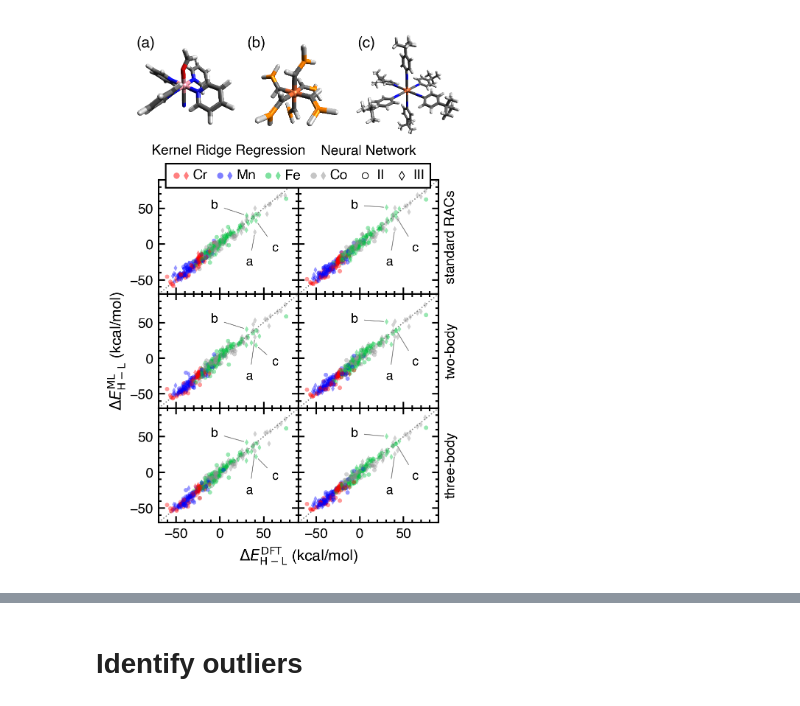
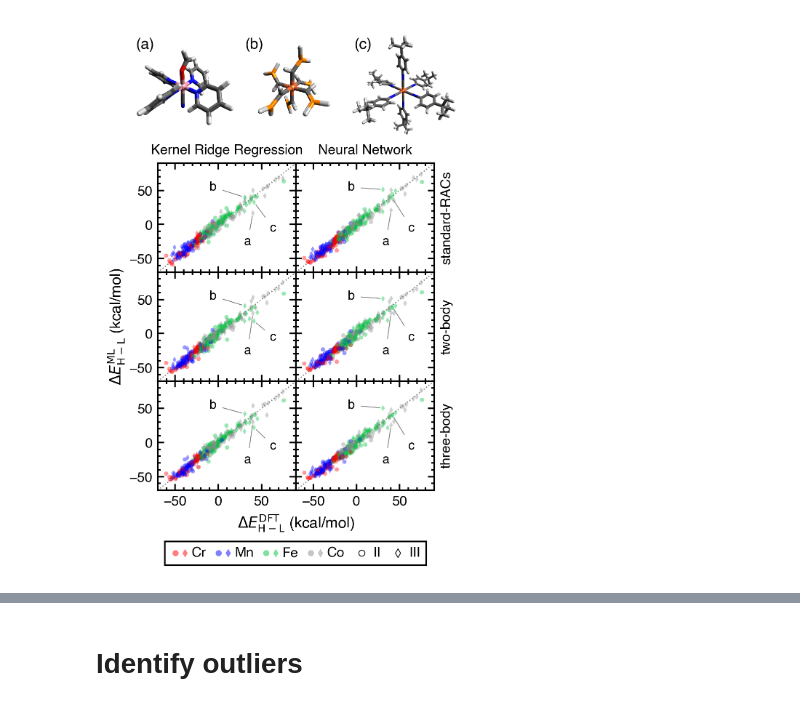
Before and after one commit to hjkgrp/many_body_ml, a Jupyter notebook: scripts_and_notebooks/plotting/parity_plot_sse_train_val.ipynb, the cells around one changed output, grey strips where cells are left out. Cells and saved outputs as stored; diff of their text form; code cells hidden in the pictures.

```diff
--- a/scripts_and_notebooks/plotting/parity_plot_sse_train_val.ipynb
+++ b/scripts_and_notebooks/plotting/parity_plot_sse_train_val.ipynb
@@ -75,10 +77,10 @@ cores_train = (
 figsize = (3.33, 1.2 * 3.33)
 fig = plt.figure(figsize=figsize)
 gridspec_kw = {
-    "left": 0.14,
+    "left": 0.16,
     "right": 0.92,
-    "top": 0.90,
-    "bottom": 0.11,
+    "top": 0.93,
+    "bottom": 0.19,
     "hspace": 0.0,
     "wspace": 0.0,
 }
@@ -122,7 +124,7 @@ for experiment, ax in zip(experiments, axes.T.flatten()):
 
 fig.text(
     gridspec_kw["left"] + 0.5 * (gridspec_kw["right"] - gridspec_kw["left"]),
-    0.03,
+    gridspec_kw["bottom"] - 0.085,
     "$\Delta E^\mathrm{DFT}_{\mathrm{H}-\mathrm{L}}$ (kcal/mol)",
     ha="center",
 )
@@ -133,18 +135,18 @@ fig.text(
     rotation=90,
     va="center",
 )
-axes[0, 0].set_title("Kernel Ridge Regression", fontsize=9, y=1.14)
-axes[0, 1].set_title("Neural Network", fontsize=9, y=1.14)
-for i, label in enumerate(["standard RACs", "two-body", "three-body"]):
+axes[0, 0].set_title("Kernel Ridge Regression", fontsize=9, y=None)
+axes[0, 1].set_title("Neural Network", fontsize=9, y=None)
+for i, label in enumerate(["standard-RACs", "two-body", "three-body"]):
     axes[i, 1].set_ylabel(label, fontsize=9)
     axes[i, 1].yaxis.set_label_position("right")
 
 # Legend
 core_legend(
-    axes[0, 1],
+    axes[-1, 1],
     legend_kwargs=dict(
-        loc="upper left",
-        bbox_to_anchor=[-1.0, 1.2],
+        loc="lower left",
+        bbox_to_anchor=[-1.0, -0.75],
         markerscale=0.9,
         handletextpad=0.08,
         columnspacing=0.52,
@@ -163,8 +167,8 @@ fig = plt.figure(figsize=figsize)
 gridspec_kw = {
     "left": 0.16,
     "right": 0.92,
-    "top": 0.72,
-    "bottom": 0.10,
+    "top": 0.75,
+    "bottom": 0.15,
     "hspace": 0.0,
     "wspace": 0.0,
 }
@@ -208,7 +212,7 @@ for experiment, ax in zip(experiments, axes.T.flatten()):
 
 fig.text(
     gridspec_kw["left"] + 0.5 * (gridspec_kw["right"] - gridspec_kw["left"]),
-    0.03,
+    gridspec_kw["bottom"] - 0.07,
     "$\Delta E^\mathrm{DFT}_{\mathrm{H}-\mathrm{L}}$ (kcal/mol)",
     ha="center",
 )
@@ -219,18 +223,19 @@ fig.text(
     rotation=90,
     va="center",
 )
-axes[0, 0].set_title("Kernel Ridge Regression", fontsize=9, y=1.14)
-axes[0, 1].set_title("Neural Network", fontsize=9, y=1.14)
-for i, label in enumerate(["standard RACs", "two-body", "three-body"]):
+title_y = None
+axes[0, 0].set_title("Kernel Ridge Regression", fontsize=9, y=title_y)
+axes[0, 1].set_title("Neural Network", fontsize=9, y=title_y)
+for i, label in enumerate(["standard-RACs", "two-body", "three-body"]):
     axes[i, 1].set_ylabel(label, fontsize=9)
     axes[i, 1].yaxis.set_label_position("right")
 
 # Legend
 core_legend(
-    axes[0, 1],
+    axes[-1, 1],
     legend_kwargs=dict(
-        loc="upper left",
-        bbox_to_anchor=[-1.0, 1.2],
+        loc="lower left",
+        bbox_to_anchor=[-1.0, -0.75],
         markerscale=0.9,
         handletextpad=0.08,
         columnspacing=0.52,
@@ -251,36 +256,37 @@ for experiment, ax in zip(experiments, axes.T.flatten()):
             fontsize="small",
             arrowprops=dict(arrowstyle="-", linewidth=0.5, color="0.5"),
         )
 
 inset_size = (1,)
 insets = [
-    ("a", "plots/co_3_pyr_pyr_pyr_pyr_cyanide_formaldehyde_LS.png", 0.062),
+    ("a", "plots/co_3_pyr_pyr_pyr_pyr_cyanide_formaldehyde_LS.png", 0.062, 0.5),
     (
         "b",
         "plots/fe_3_[CH+]=[PH2-]_[CH+]=[PH2-]_[CH+]=[PH2-]_[CH+]=[PH2-]_[CH+]=[PH2-]_[CH+]=[PH2-]_LS.png",
-        0.05,
+        0.044,
+        0.55,
     ),
-    ("c", "plots/fe_3_pisc_pisc_pisc_pisc_pisc_pisc_LS.png", 0.062),
+    ("c", "plots/fe_3_pisc_pisc_pisc_pisc_pisc_pisc_LS.png", 0.063, 0.51),
 ]
 x_offset = 0.28
 y_offset = -1.05
-for i, (s, path, scale) in enumerate(insets):
+for i, (s, path, scale, y) in enumerate(insets):
     ax = fig.add_axes(
         (
             (i + x_offset) / figsize[0],
             (figsize[1] + y_offset) / figsize[1],
             1 / figsize[0],
             1 / figsize[1],
         )
     )
     ax.text(0.05, 0.95, f"({s})", fontsize="medium", ha="left", va="top")
     im = mpimg.imread(path)
     imagebox = OffsetImage(im, zoom=scale)
-    ab = AnnotationBbox(imagebox, (0.5, 0.5), frameon=False)
+    ab = AnnotationBbox(imagebox, (0.5, y), frameon=False)
     ax.add_artist(ab)
     ax.set_axis_off()
 
 
 fig.savefig("plots/parity_plot_sse_val.pdf", dpi=400)
 # %% [output]
-[figure, old version]
+[figure, new version]
```
Also changed, not shown: parts of 7 cells of this notebook, 6 other files.
